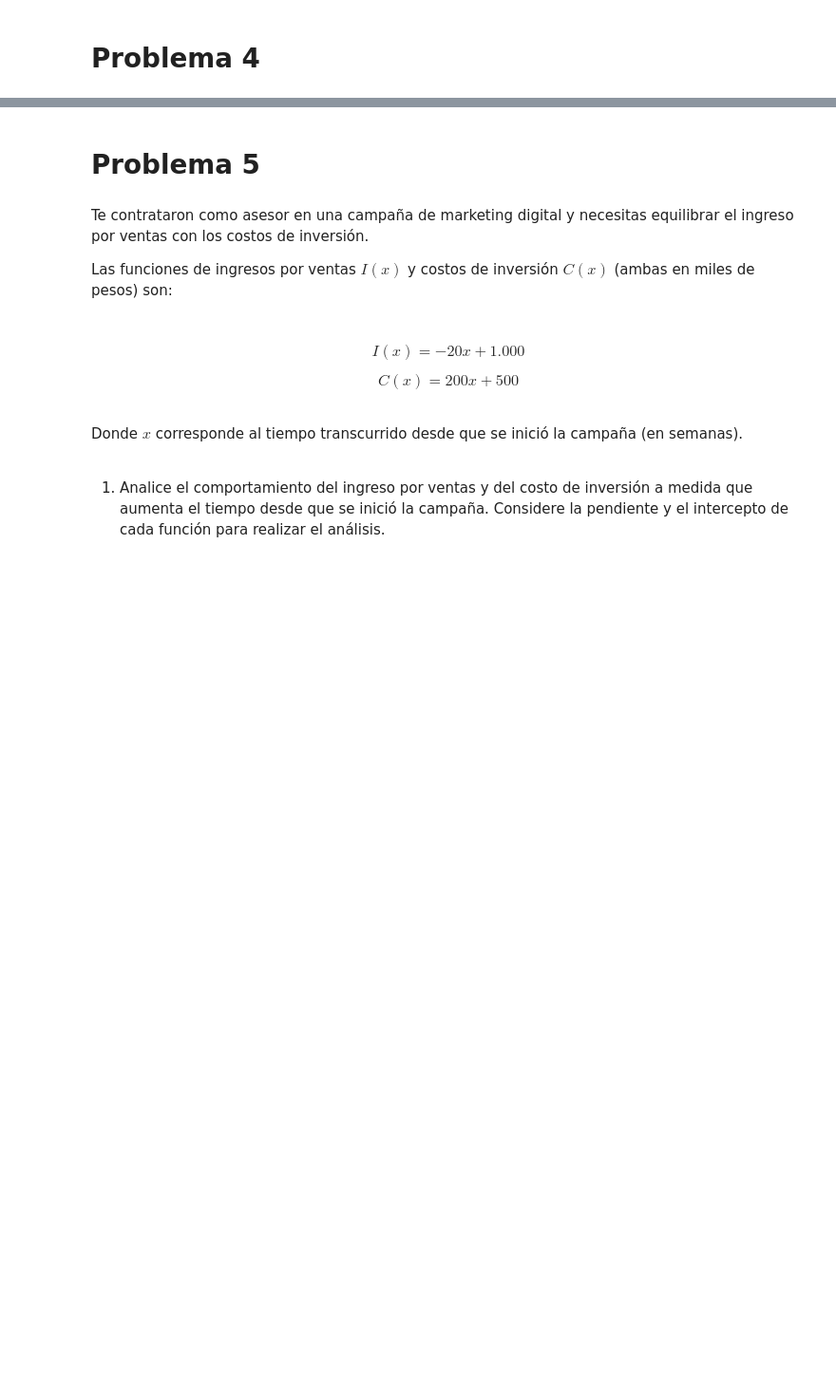
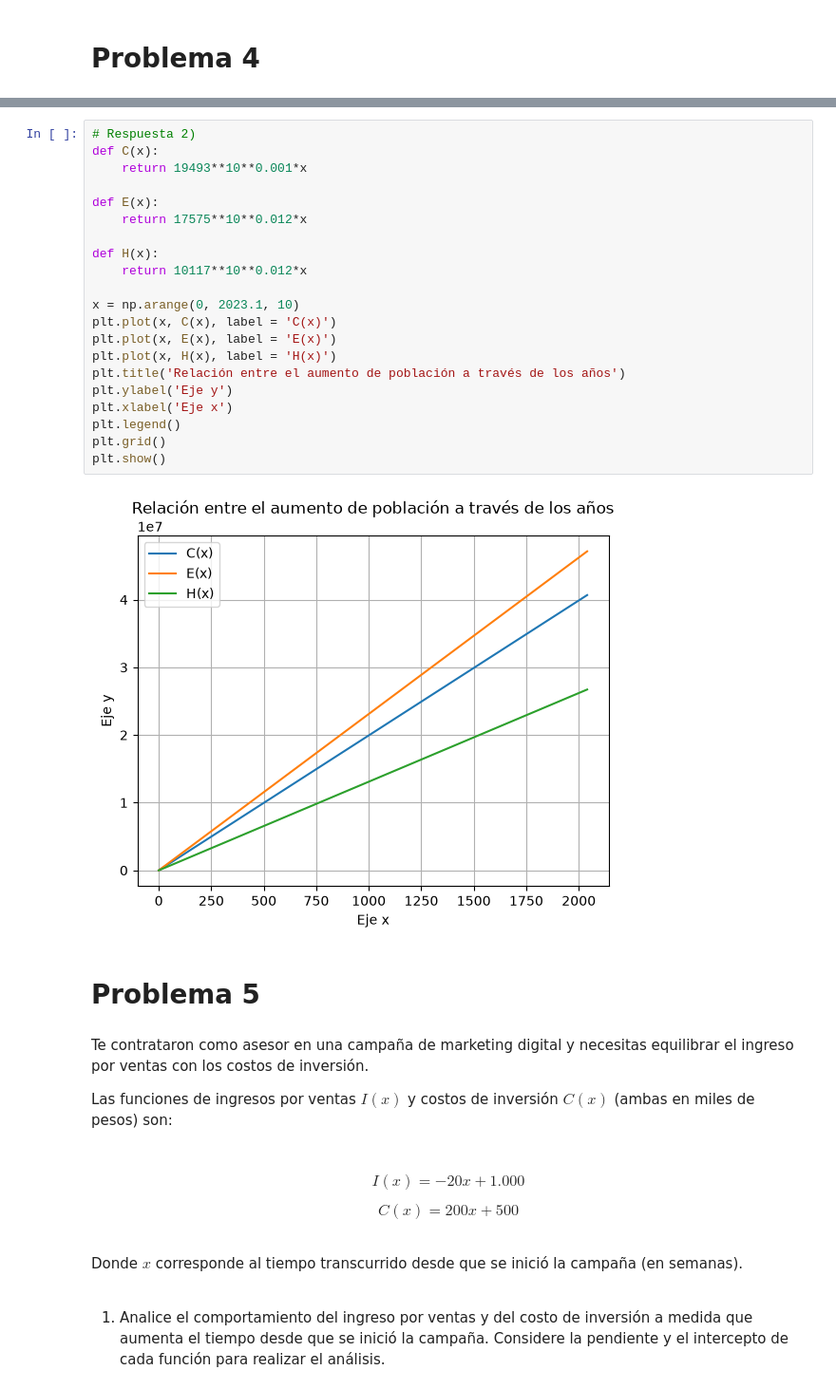
Before and after one commit to mo7cho/jupyterNotebook, a Jupyter notebook: G3_Aplicaciones_de_funciones.ipynb, the cells around one changed output, grey strips where cells are left out. Shown at 95% size. Drawn from its saved outputs; the diff is of its cells as text; blank space fills up the shorter version.

```diff
--- a/G3_Aplicaciones_de_funciones.ipynb
+++ b/G3_Aplicaciones_de_funciones.ipynb
@@ -194,6 +265,29 @@ $$H(x)=10.117e^{0,015x}$$
 4. Utilice la función *def* de *Python*, para calcular la población estimada para cada país en el año $2.000$.
 5. Calcule desde qué año se espera que la población de Ecuador supere a la de Chile.
 6. Determine en qué año la población de Honduras y Chile es la misma. Analice el valor obtenido considerando el dominio contextualizado.
+# %%
+# Respuesta 2)
+def C(x):
+    return 19493**10**0.001*x
+
+def E(x):
+    return 17575**10**0.012*x
+
+def H(x):
+    return 10117**10**0.012*x
+
+x = np.arange(0, 2023.1, 10)
+plt.plot(x, C(x), label = 'C(x)')
+plt.plot(x, E(x), label = 'E(x)')
+plt.plot(x, H(x), label = 'H(x)')
+plt.title('Relación entre el aumento de población a través de los años')
+plt.ylabel('Eje y')
+plt.xlabel('Eje x')
+plt.legend()
+plt.grid()
+plt.show()
+# %% [output]
+[figure, added]
 # %% [markdown]
 # Problema 5
 # %% [markdown]
```
Also changed, not shown: parts of 11 cells of this notebook.
